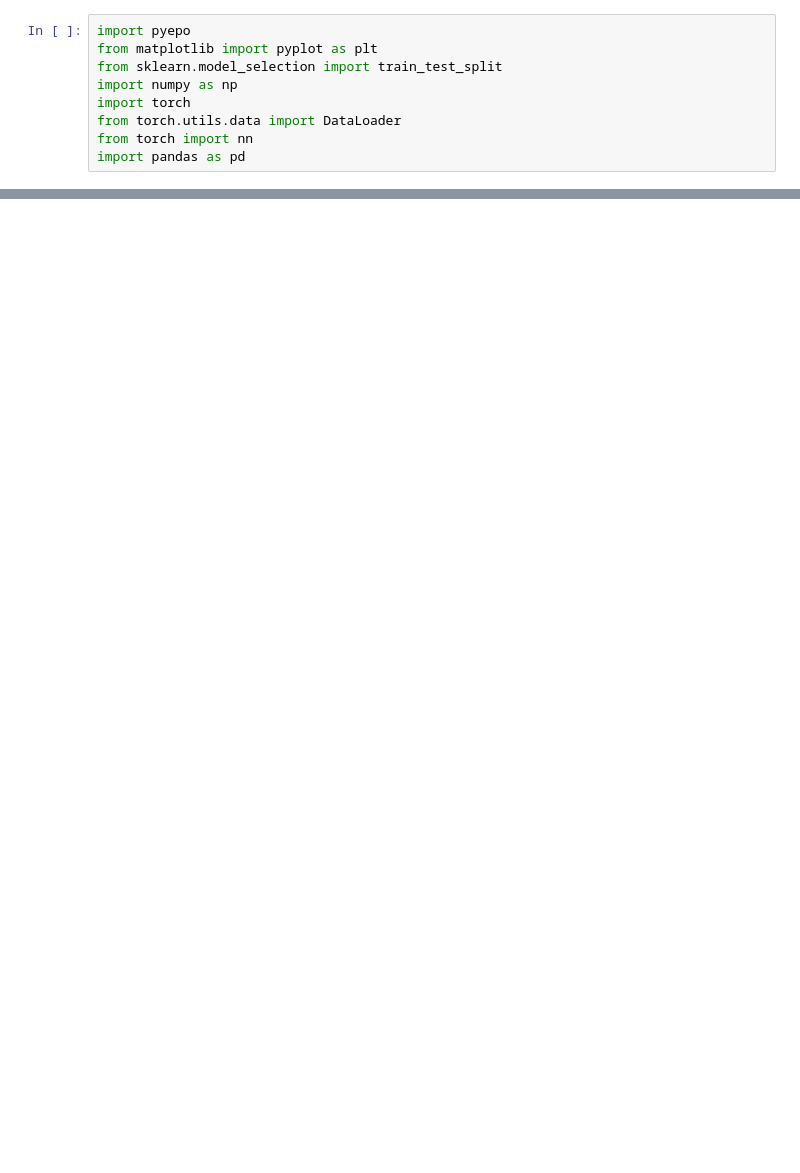
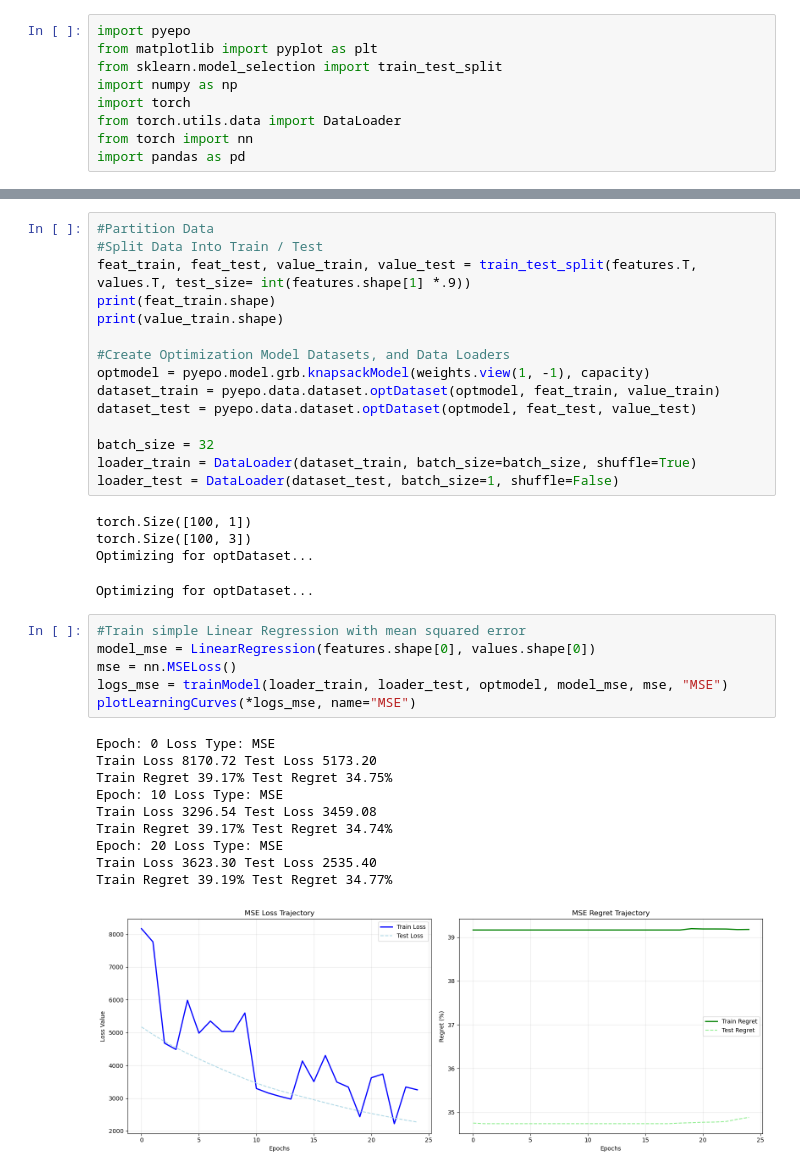
Before and after one commit to saloper/decision-focused-bike-rebalancing, a Jupyter notebook: Knapsack Problems/SPO/knapsack_spo_explore.ipynb, the cells around one changed output, grey strips where cells are left out. Drawn from its saved outputs; the diff is of its cells as text; blank space fills up the shorter version.

```diff
--- a/Knapsack Problems/SPO/knapsack_spo_explore.ipynb
+++ b/Knapsack Problems/SPO/knapsack_spo_explore.ipynb
@@ -22,0 +161,37 @@ def plot2D(x, y, xlbl, ylbl, title=None, regression=None):
+# %%
+#Partition Data
+#Split Data Into Train / Test
+feat_train, feat_test, value_train, value_test = train_test_split(features.T, values.T, test_size= int(features.shape[1] *.9))
+print(feat_train.shape)
+print(value_train.shape)
+
+#Create Optimization Model Datasets, and Data Loaders
+optmodel = pyepo.model.grb.knapsackModel(weights.view(1, -1), capacity)
+dataset_train = pyepo.data.dataset.optDataset(optmodel, feat_train, value_train)
+dataset_test = pyepo.data.dataset.optDataset(optmodel, feat_test, value_test)
+
+batch_size = 32
+loader_train = DataLoader(dataset_train, batch_size=batch_size, shuffle=True)
+loader_test = DataLoader(dataset_test, batch_size=1, shuffle=False)
+# %% [output]
+torch.Size([100, 1])
+torch.Size([100, 3])
+Optimizing for optDataset...
+Optimizing for optDataset...
+# %%
+#Train simple Linear Regression with mean squared error
+model_mse = LinearRegression(features.shape[0], values.shape[0])
+mse = nn.MSELoss()
+logs_mse = trainModel(loader_train, loader_test, optmodel, model_mse, mse, "MSE")
+plotLearningCurves(*logs_mse, name="MSE")
+# %% [output]
+Epoch: 0 Loss Type: MSE
+Train Loss 8170.72 Test Loss 5173.20
+Train Regret 39.17% Test Regret 34.75%
+Epoch: 10 Loss Type: MSE
+Train Loss 3296.54 Test Loss 3459.08
+Train Regret 39.17% Test Regret 34.74%
+Epoch: 20 Loss Type: MSE
+Train Loss 3623.30 Test Loss 2535.40
+Train Regret 39.19% Test Regret 34.77%
+[figure, added]
```
Also changed, not shown: parts of 21 cells of this notebook.
